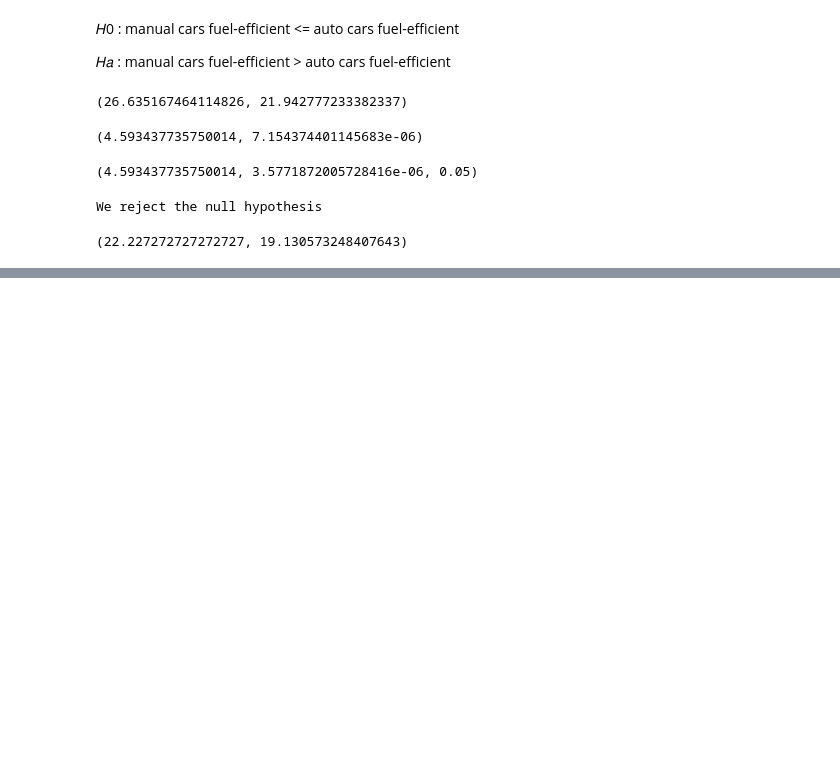
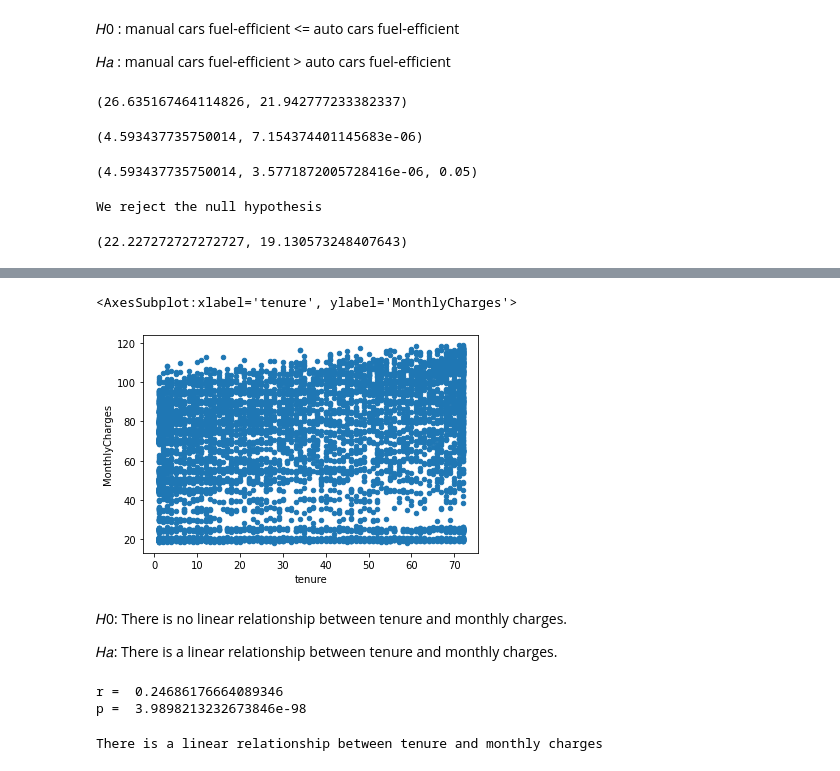
Before and after one commit to Chenchen070/statistics-exercises, a Jupyter notebook: hypothesis_testing.ipynb, the cells around one changed output, grey strips where cells are left out. Drawn from its saved outputs; the diff is of its cells as text; code cells hidden in the pictures; blank space fills up the shorter version.

```diff
--- a/hypothesis_testing.ipynb
+++ b/hypothesis_testing.ipynb
@@ -281,0 +286,2 @@ manual.mean(), auto.mean()
+# %%
+df = pd.read_csv("telco_churn.csv")
@@ -281,0 +318,3 @@ manual.mean(), auto.mean()
+# %%
+df = df.dropna()
+df.info()
@@ -281,0 +339,9 @@ manual.mean(), auto.mean()
+# %%
+df.plot.scatter(y='MonthlyCharges', x='tenure')
+# %% [output]
+<AxesSubplot:xlabel='tenure', ylabel='MonthlyCharges'>
+[figure, added]
+# %% [markdown]
+𝐻0: There is no linear relationship between tenure and monthly charges.
+
+𝐻𝑎: There is a linear relationship between tenure and monthly charges.
@@ -281,0 +353,14 @@ manual.mean(), auto.mean()
+# %%
+r, p = stats.pearsonr(x,y)
+print('r = ', r)
+print('p = ', p)
+# %% [output]
+r =  0.24686176664089346
+p =  3.9898213232673846e-98
+# %%
+if p < alpha:
+    print('There is a linear relationship between tenure and monthly charges')
+else:
+    print('There is no linear relationship between tenure and monthly charges')
+# %% [output]
+There is a linear relationship between tenure and monthly charges
```
Also changed, not shown: parts of 46 cells of this notebook.
